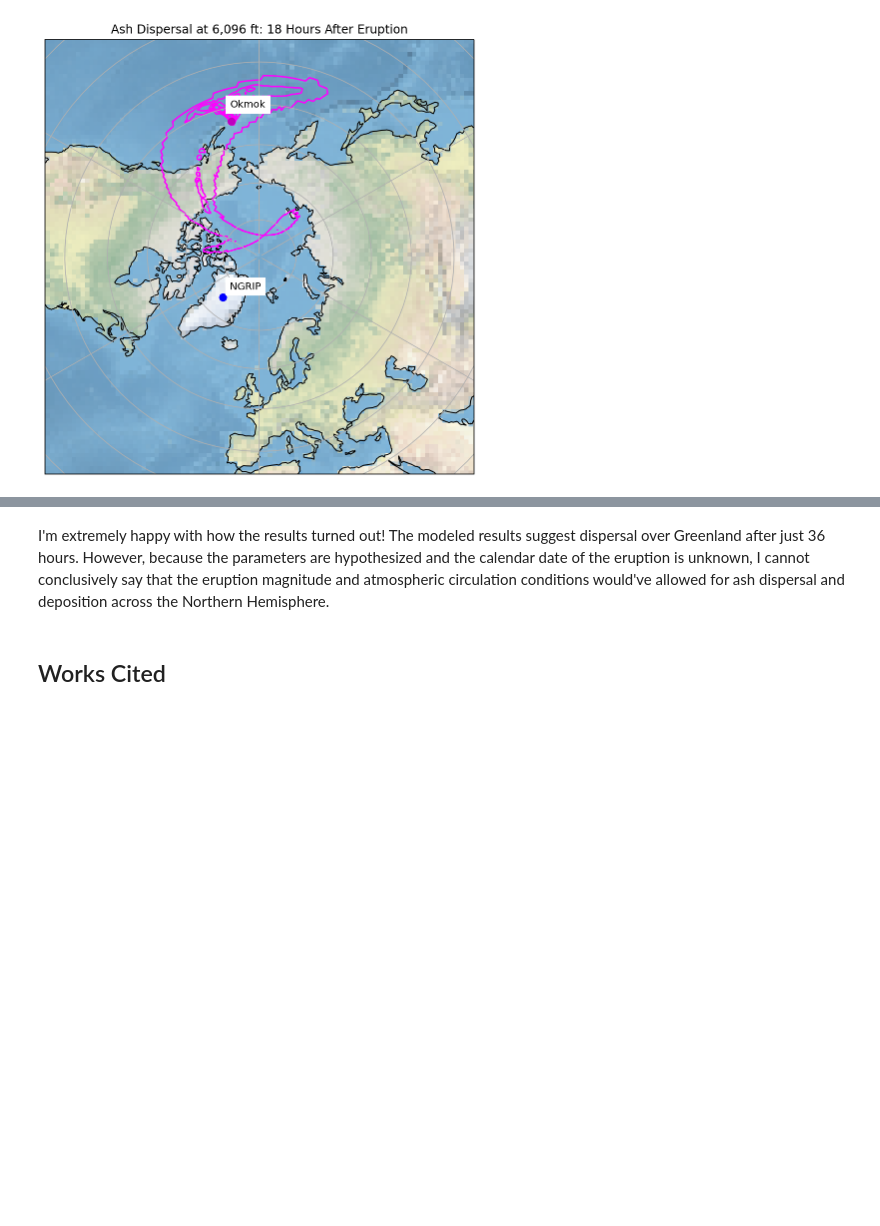
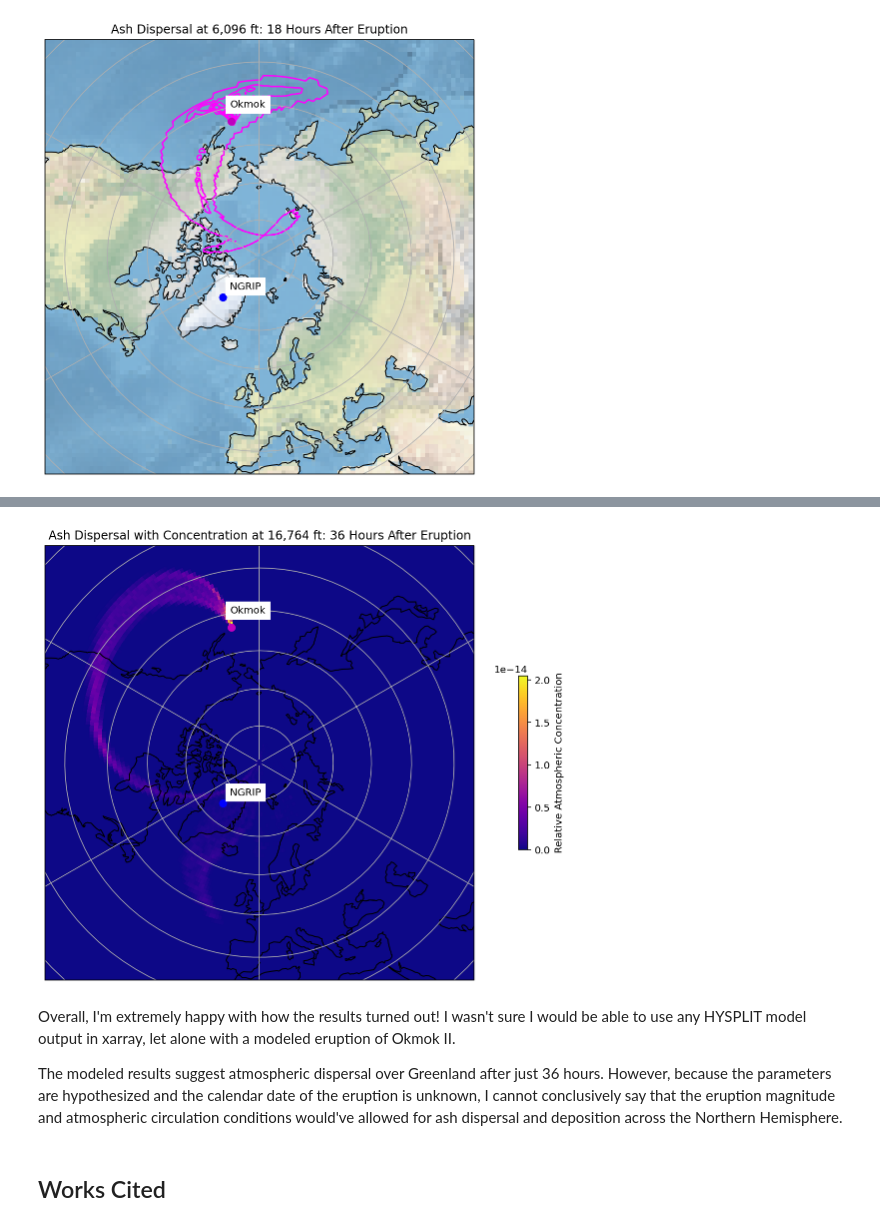
Before and after one commit to asp2201/rces-final-project, a Jupyter notebook: rces-final.ipynb, the cells around one changed output, grey strips where cells are left out. Drawn from its saved outputs; the diff is of its cells as text; code cells hidden in the pictures; blank space fills up the shorter version.

```diff
--- a/rces-final.ipynb
+++ b/rces-final.ipynb
@@ -203,5 +210,33 @@ ax.text(-169, 50, 'Okmok', transform=ccrs.Geodetic(), backgroundcolor = 'white')
+# %%
+#select time and height of dispersal 36 hours, 16764 ft
+con = dsadd.sel(time ='2020-12-10T17:00:00.000000000', z = 16764)
+
+#plotting parameters // this one is a concentrtion heat map
+extent = [-180, 180, 35, 90]
+fig = plt.figure()
+ax = plt.axes(projection=ccrs.NorthPolarStereo())
+
+ax.coastlines()
+ax.stock_img()
+ax.gridlines()
+ax.set_extent(extent, ccrs.PlateCarree())
+con.plot(ax=ax, transform = ccrs.RotatedPole(pole_longitude=168.0,
+                                                     pole_latitude=84.0,
+                                                     central_rotated_longitude=-146),
+         cmap= 'plasma',
+         cbar_kwargs={'shrink': 0.4, 'label': 'Relative Atmospheric Concentration'})
+
+ax.set_title('Ash Dispersal with Concentration at 16,764 ft: 36 Hours After Eruption')
+ax.plot(-168.1750, 53.4681, 'mo', markersize=7, transform=ccrs.Geodetic())
+ax.plot(-42.32, 75.1, 'bo', markersize=7, transform=ccrs.Geodetic())
+ax.text(-42, 78, 'NGRIP', transform=ccrs.Geodetic(), backgroundcolor = 'white')
+ax.text(-169, 50, 'Okmok', transform=ccrs.Geodetic(), backgroundcolor = 'white');
+# %% [output]
+[figure, added]
 # %% [markdown]
-I'm extremely happy with how the results turned out! The modeled results suggest dispersal over Greenland after just 36 hours. However, because the parameters are hypothesized and the calendar date of the eruption is unknown, I cannot conclusively say that the eruption magnitude and atmospheric circulation conditions would've allowed for ash dispersal and deposition across the Northern Hemisphere.
+Overall, I'm extremely happy with how the results turned out! I wasn't sure I would be able to use any HYSPLIT model output in xarray, let alone with a modeled eruption of Okmok II.
+
+The modeled results suggest atmospheric dispersal over Greenland after just 36 hours. However, because the parameters are hypothesized and the calendar date of the eruption is unknown, I cannot conclusively say that the eruption magnitude and atmospheric circulation conditions would've allowed for ash dispersal and deposition across the Northern Hemisphere.
 # %% [markdown]
 ## Works Cited
 # %% [markdown]
```
Also changed, not shown: parts of 6 cells of this notebook.
